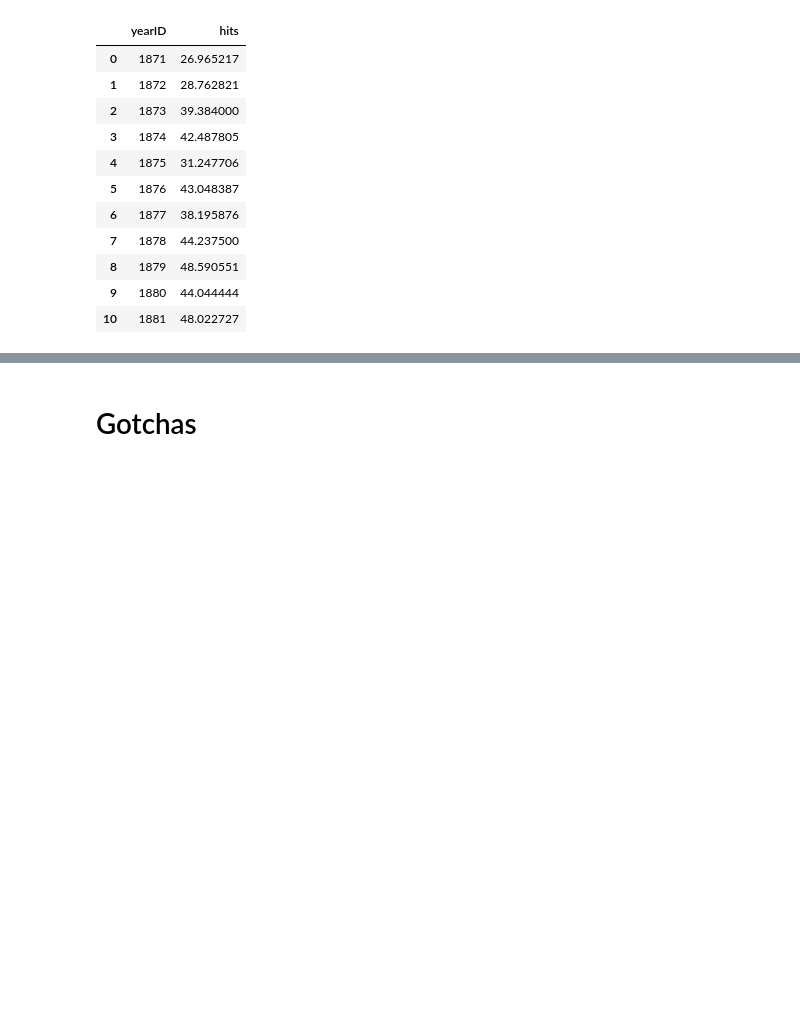
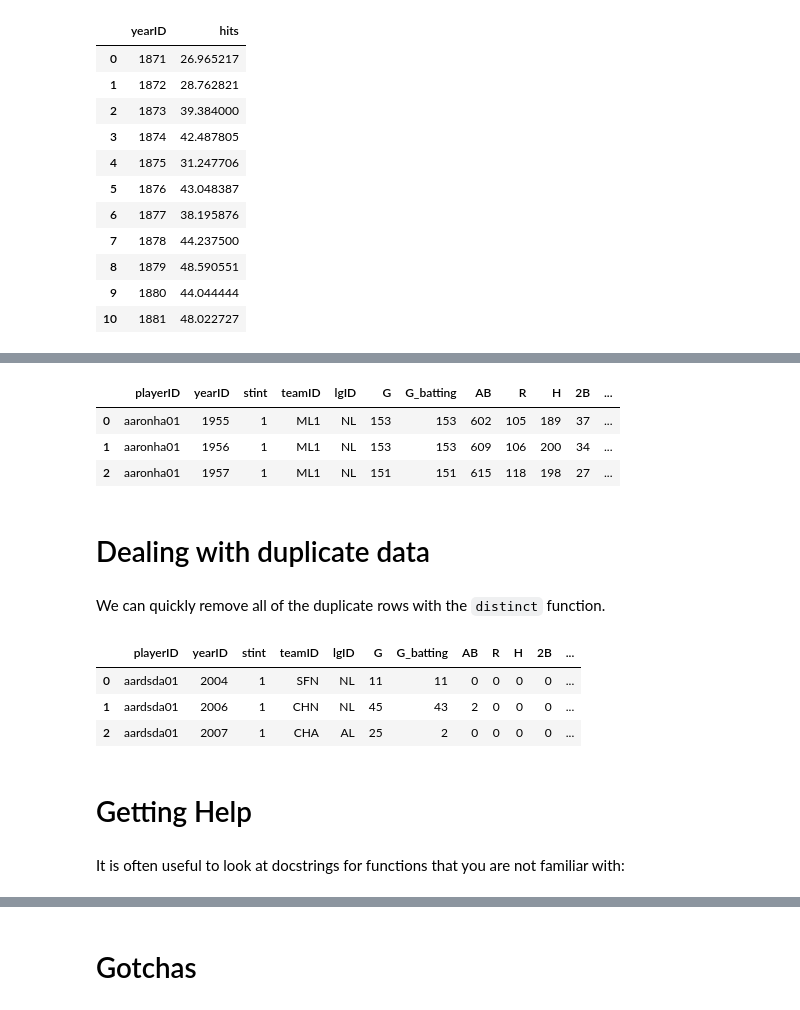
Before and after one commit to Will-So/B, a Jupyter notebook: 10 Minutes Blaze.ipynb, the cells around one changed output, grey strips where cells are left out. Drawn from its saved outputs; the diff is of its cells as text; code cells hidden in the pictures; blank space fills up the shorter version.

```diff
--- a/10 Minutes Blaze.ipynb
+++ b/10 Minutes Blaze.ipynb
@@ -272,6 +268,7 @@ merge(df.yearID, df.teamID).distinct().count()
 # %%
 from blaze import join
 all_stars = db.AllstarFull
+players = db.Batting
 # %%
 all_stars.head(2)
 # %% [output]
@@ -281,2 +278,24 @@ all_stars.head(2)
+# %%
+join(players, all_stars, ['playerID','yearID']).head(3)
+# %% [output]
+|  | playerID | yearID | stint | teamID | lgID | G | G_batting | AB | R | H | 2B | ... |
+| 0 | aaronha01 | 1955 | 1 | ML1 | NL | 153 | 153 | 602 | 105 | 189 | 37 | ... |
+| 1 | aaronha01 | 1956 | 1 | ML1 | NL | 153 | 153 | 609 | 106 | 200 | 34 | ... |
+| 2 | aaronha01 | 1957 | 1 | ML1 | NL | 151 | 151 | 615 | 118 | 198 | 27 | ... |
+# %% [markdown]
+# Dealing with duplicate data
+# %% [markdown]
+We can quickly remove all of the duplicate rows with the `distinct` function.
+# %%
+df.distinct().head(3)
+# %% [output]
+|  | playerID | yearID | stint | teamID | lgID | G | G_batting | AB | R | H | 2B | ... |
+| 0 | aardsda01 | 2004 | 1 | SFN | NL | 11 | 11 | 0 | 0 | 0 | 0 | ... |
+| 1 | aardsda01 | 2006 | 1 | CHN | NL | 45 | 43 | 2 | 0 | 0 | 0 | ... |
+| 2 | aardsda01 | 2007 | 1 | CHA | AL | 25 | 2 | 0 | 0 | 0 | 0 | ... |
+# %% [markdown]
+# Getting Help
+# %% [markdown]
+It is often useful to look at docstrings for functions that you are not familiar with:
 # %%
 ?join
```
Also changed, not shown: parts of 32 cells of this notebook.
